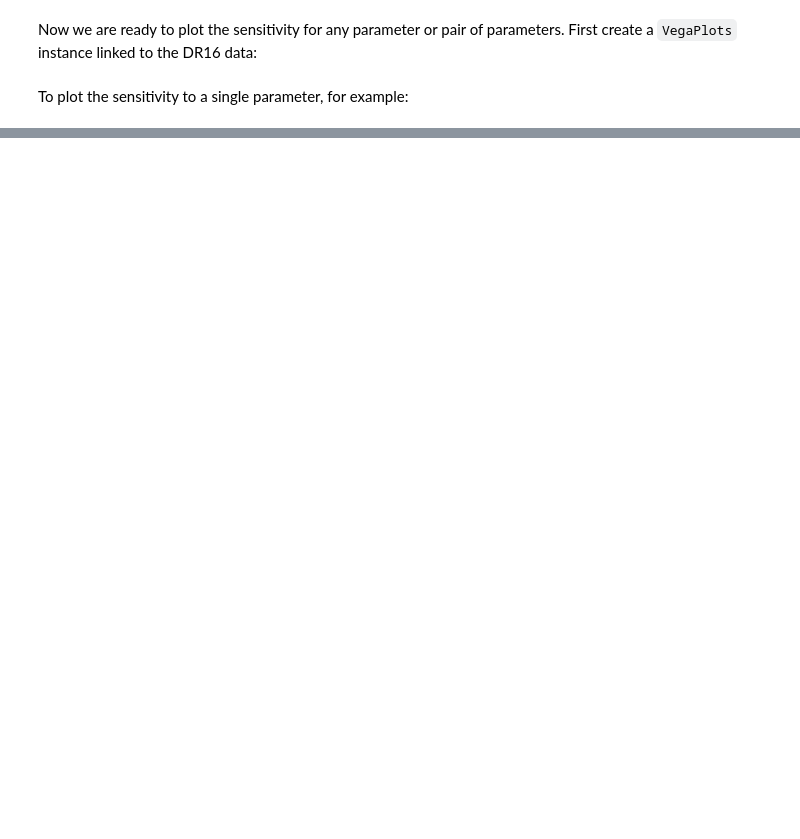
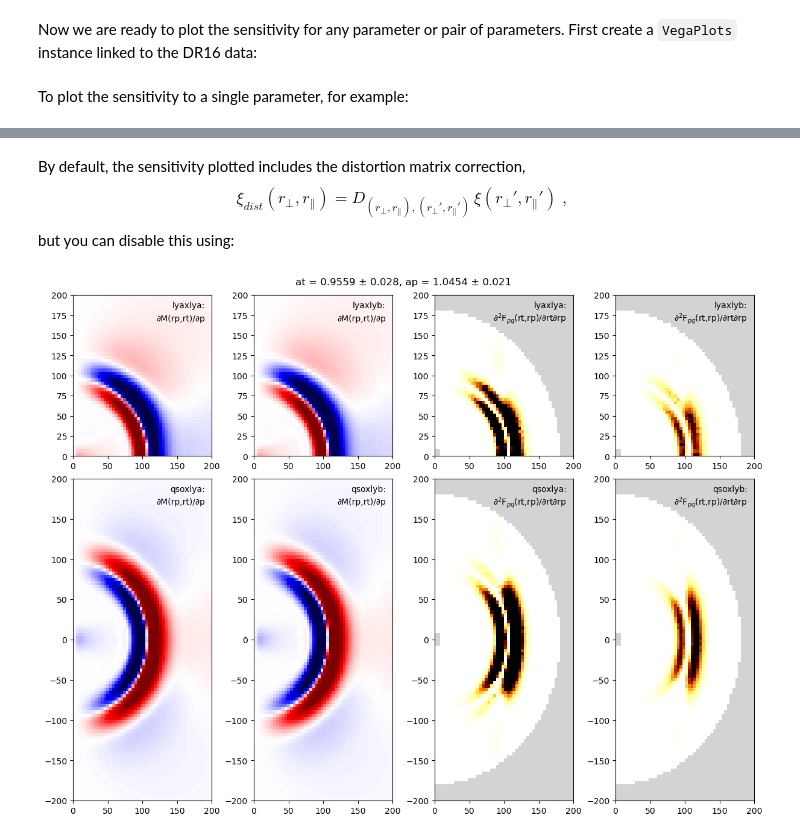
Before and after one commit to andreicuceu/vega, a Jupyter notebook: examples/Sensitivity_tutorial.ipynb, the cells around one changed output, grey strips where cells are left out. Cells and saved outputs as stored; diff of their text form; code cells hidden in the pictures; blank space fills up the shorter version.

```diff
--- a/examples/Sensitivity_tutorial.ipynb
+++ b/examples/Sensitivity_tutorial.ipynb
@@ -113,0 +128,10 @@ The left-hand panels show...
+# %% [markdown]
+By default, the sensitivity plotted includes the distortion matrix correction,
+$$
+\xi_{dist}(r_\perp, r_\parallel) = D_{(r_\perp, r_\parallel), (r_\perp', r_\parallel')}\, \xi(r_\perp', r_\parallel') \; ,
+$$
+but you can disable this using:
+# %%
+plotter.plot_sensitivity(vi.sensitivity, 'at', 'ap', distorted=False)
+# %% [output]
+[figure, added]
```
Also changed, not shown: parts of 6 cells of this notebook.
